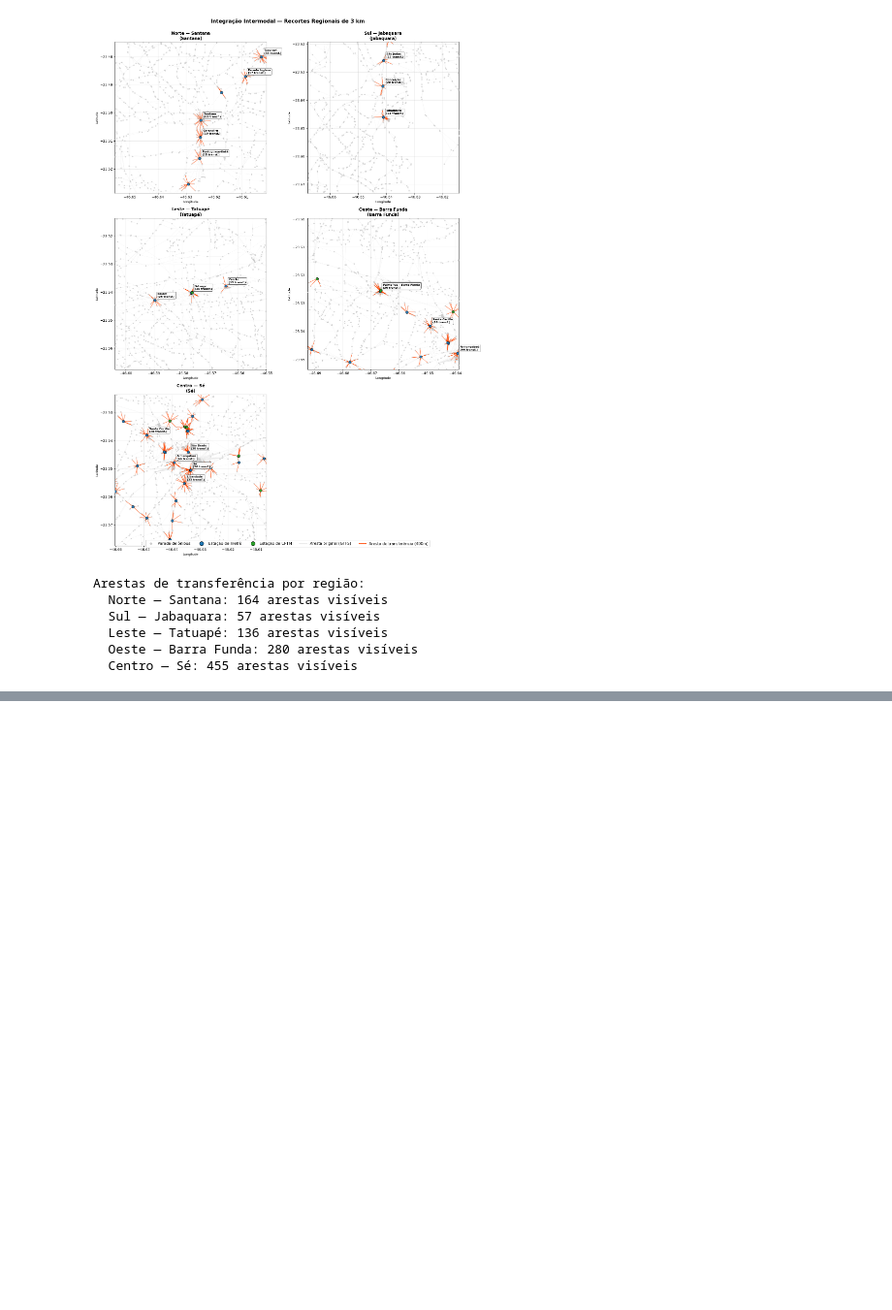
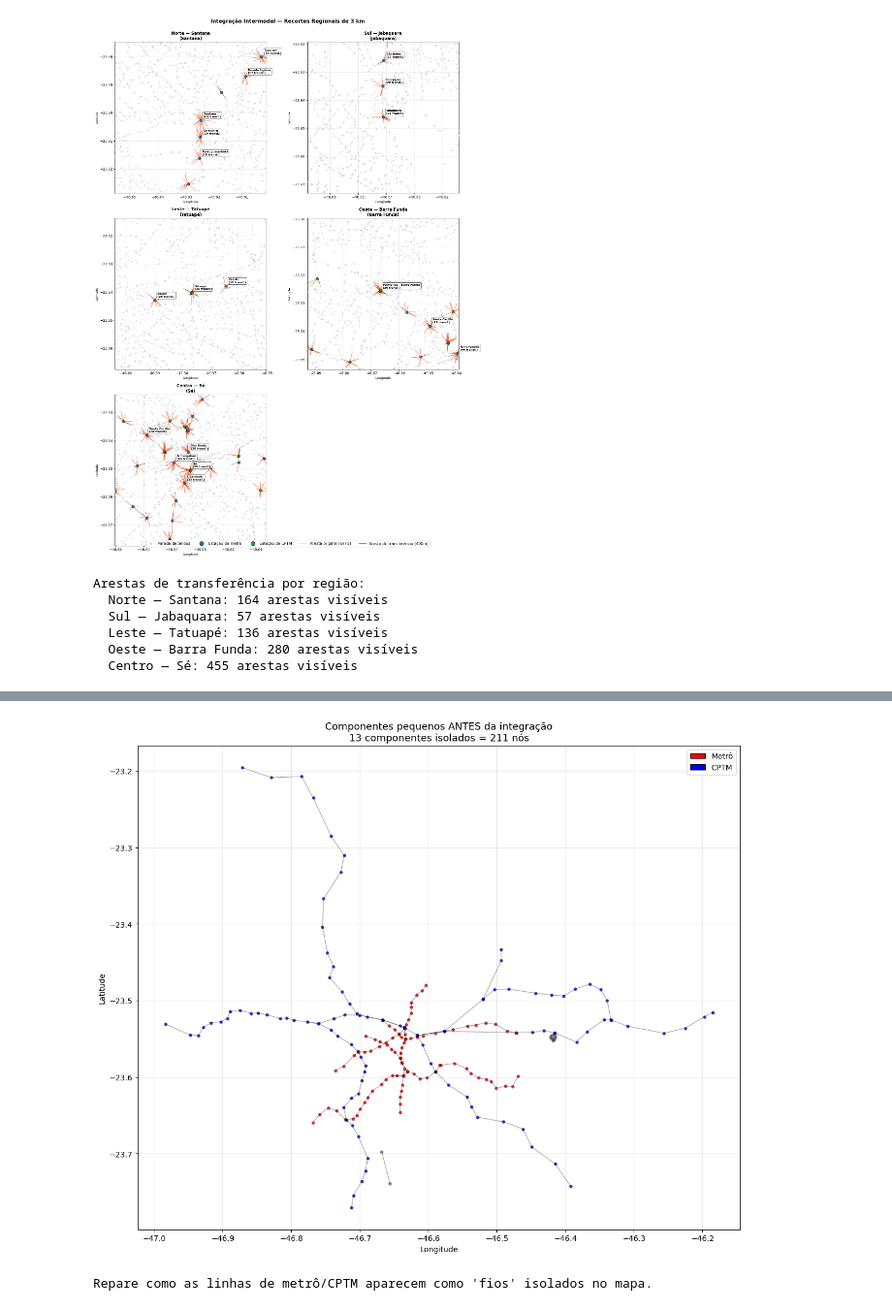
Before and after one commit to cintia-shinoda/public-transit-graph-theory, a Jupyter notebook: notebooks/2_grafo.ipynb, the cells around one changed output, grey strips where cells are left out. Shown at 97% size. Drawn from its saved outputs; the diff is of its cells as text; code cells hidden in the pictures; blank space fills up the shorter version.

```diff
--- a/notebooks/2_grafo.ipynb
+++ b/notebooks/2_grafo.ipynb
@@ -662,0 +850,55 @@ Arestas de transferência por região:
+# %%
+##  Visualização do grafo: antes vs depois
+
+###  Componentes pequenos antes da integração
+
+# Componentes pequenos (não o principal)
+componentes_pequenos_antes = sorted(nx.connected_components(G_antes), key=len, reverse=True)[1:]
+
+# Coletar todos os nós dos componentes pequenos
+nos_pequenos = set()
+for comp in componentes_pequenos_antes:
+    nos_pequenos.update(comp)
+
+fig, ax = plt.subplots(figsize=(12, 10))
+
+# Plotar arestas de cada componente
+for i, comp in enumerate(componentes_pequenos_antes):
+    sub = G_antes.subgraph(comp)
+    for u, v in sub.edges():
+        lat_u, lon_u = G_antes.nodes[u]['lat'], G_antes.nodes[u]['lon']
+        lat_v, lon_v = G_antes.nodes[v]['lat'], G_antes.nodes[v]['lon']
+        ax.plot([lon_u, lon_v], [lat_u, lat_v], 'k-', alpha=0.4, lw=0.8)
+
+# Plotar nós coloridos por modal
+cores = {'metro': 'red', 'cptm': 'blue', 'onibus': 'gray'}
+for node in nos_pequenos:
+    lat = G_antes.nodes[node]['lat']
+    lon = G_antes.nodes[node]['lon']
+    modal = G_antes.nodes[node].get('modal', 'onibus')
+    ax.scatter(lon, lat, c=cores.get(modal, 'gray'), s=15, alpha=0.8,
+               edgecolors='black', linewidths=0.3)
+
+# Legenda
+from matplotlib.patches import Patch
+legend_elements = [
+    Patch(facecolor='red', edgecolor='black', label='Metrô'),
+    Patch(facecolor='blue', edgecolor='black', label='CPTM')
+]
+ax.legend(handles=legend_elements, loc='upper right')
+
+ax.set_title(f'Componentes pequenos ANTES da integração\n'
+             f'{len(componentes_pequenos_antes)} componentes isolados = {len(nos_pequenos)} nós',
+             fontsize=13)
+ax.set_xlabel('Longitude')
+ax.set_ylabel('Latitude')
+ax.grid(alpha=0.3)
+
+plt.tight_layout()
+plt.savefig(REPO_ROOT / 'outputs' / 'componentes_pequenos_antes.png', dpi=150, bbox_inches='tight')
+plt.show()
+
+print("Repare como as linhas de metrô/CPTM aparecem como 'fios' isolados no mapa.")
+# %% [output]
+[figure, added]
+Repare como as linhas de metrô/CPTM aparecem como 'fios' isolados no mapa.
```
Also changed, not shown: parts of 8 cells of this notebook, 6 other files.
